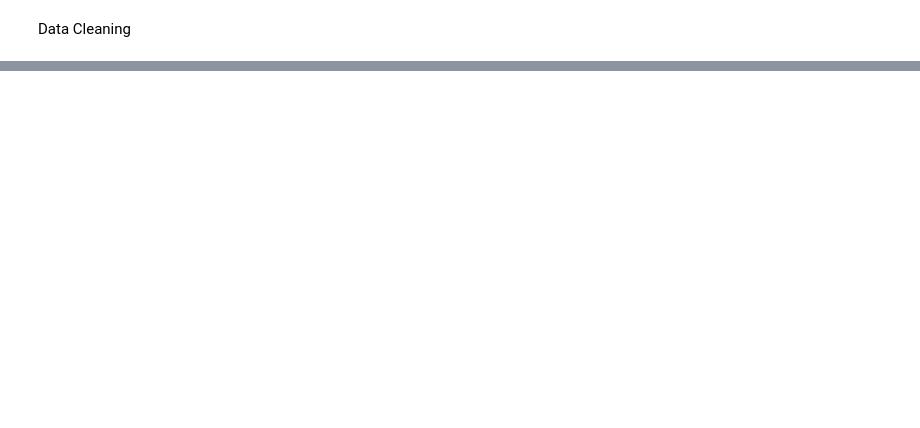
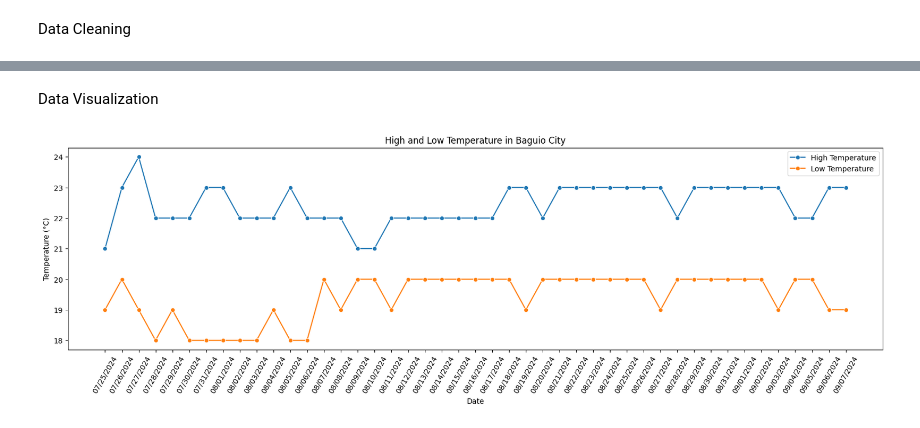
Before and after one commit to jddiosana/accuweather-data-analysis, a Jupyter notebook: data_analysis.ipynb, the cells around one changed output, grey strips where cells are left out. Drawn from its saved outputs; the diff is of its cells as text; code cells hidden in the pictures; blank space fills up the shorter version.

Commit message:
initial data analysis; kernel restart

```diff
--- a/data_analysis.ipynb
+++ b/data_analysis.ipynb
@@ -85,3 +97,17 @@ weather_data.head()
 # %%
 #save the cleaned data to a csv file
 weather_data.to_csv('weather_data_clean.csv', index=False)
+# %% [markdown]
+Data Visualization
+# %%
+plt.figure(figsize=(20, 5))
+sns.lineplot(x='date', y='tempHigh', data=weather_data, label='High Temperature', marker='o')
+sns.lineplot(x='date', y='tempLow', data=weather_data, label='Low Temperature', marker='o')
+plt.title('High and Low Temperature in Baguio City')
+plt.xlabel('Date')
+plt.ylabel('Temperature (°C)')
+plt.xticks(rotation=60)
+plt.legend()
+plt.show()
+# %% [output]
+[figure, added]
```
Also changed, not shown: parts of 10 cells of this notebook, 2 other files.
